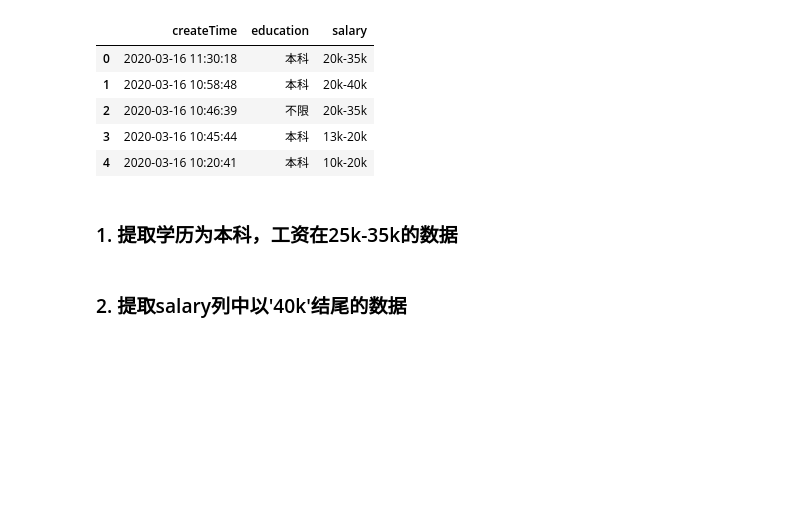
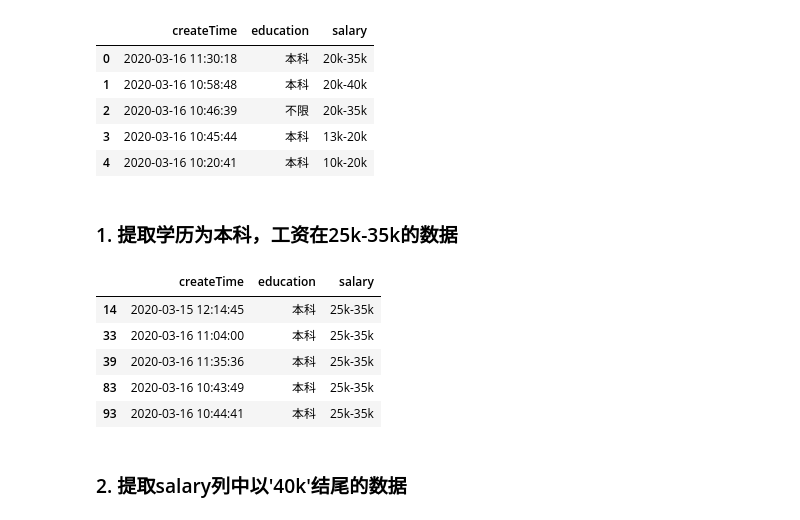
Before and after one commit to ABCDEFGHIJKLMOPQRSTUVWXY/Numpy-Pandas-, a Jupyter notebook: 2/2. 数据框操作与数据提取.ipynb, the cells around one changed output. Drawn from its saved outputs; the diff is of its cells as text; code cells hidden in the pictures; blank space fills up the shorter version.

```diff
--- a/2/2. 数据框操作与数据提取.ipynb
+++ b/2/2. 数据框操作与数据提取.ipynb
@@ -672,2 +673,15 @@ df1 =
+# %%
+#提取学历为本科，工资在25k-35k的数据
+salary_25k_35k_df = df[df['salary'] == '25k-35k']
+edu_df = salary_25k_35k_df[salary_25k_35k_df['education'] == '本科']
+df1 = edu_df
+df1
+# %% [output]
+|  | createTime | education | salary |
+| 14 | 2020-03-15 12:14:45 | 本科 | 25k-35k |
+| 33 | 2020-03-16 11:04:00 | 本科 | 25k-35k |
+| 39 | 2020-03-16 11:35:36 | 本科 | 25k-35k |
+| 83 | 2020-03-16 10:43:49 | 本科 | 25k-35k |
+| 93 | 2020-03-16 10:44:41 | 本科 | 25k-35k |
 # %% [markdown]
 ### 2. 提取salary列中以'40k'结尾的数据
```
Also changed, not shown: parts of 9 cells of this notebook, 2 other files.
